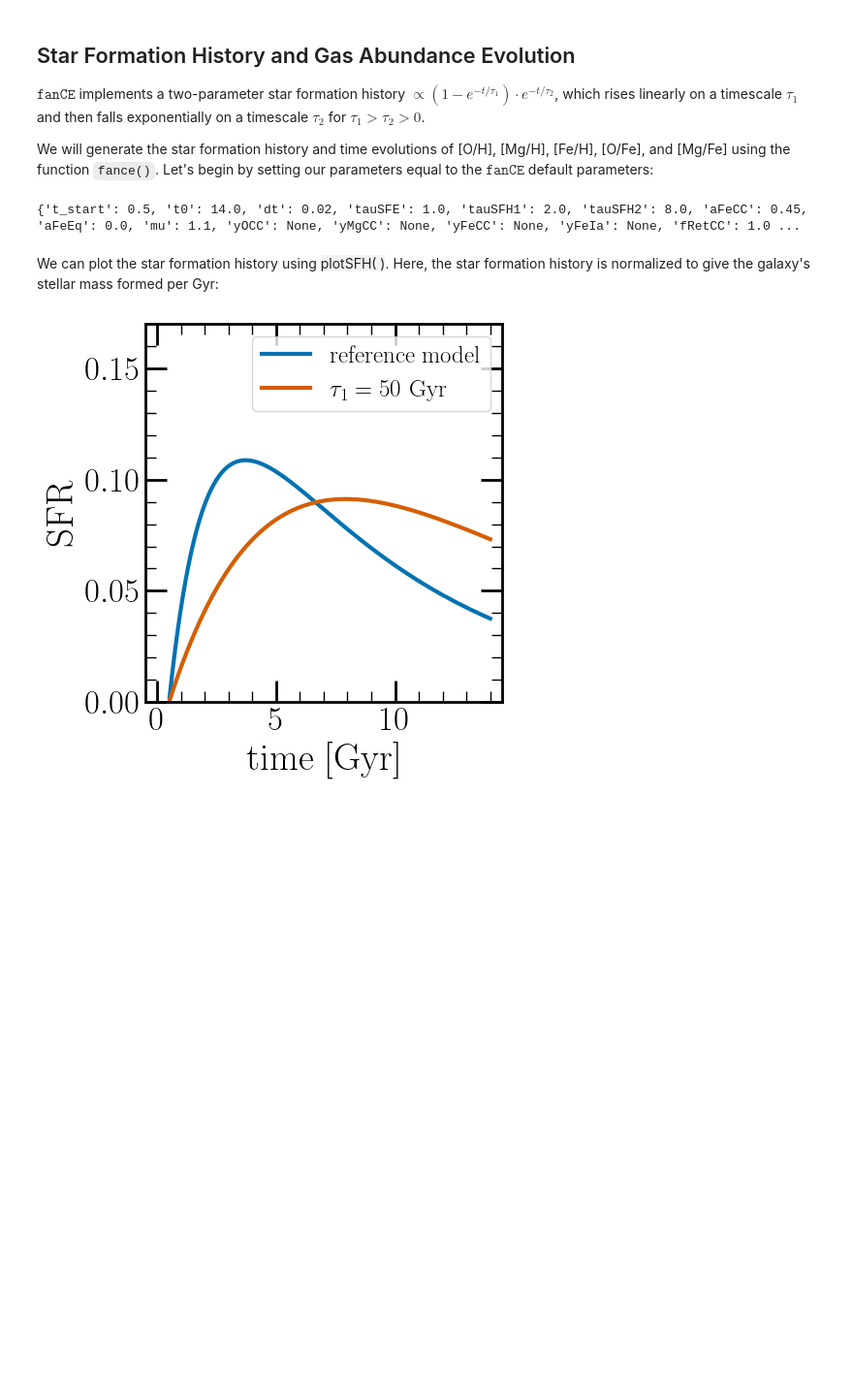
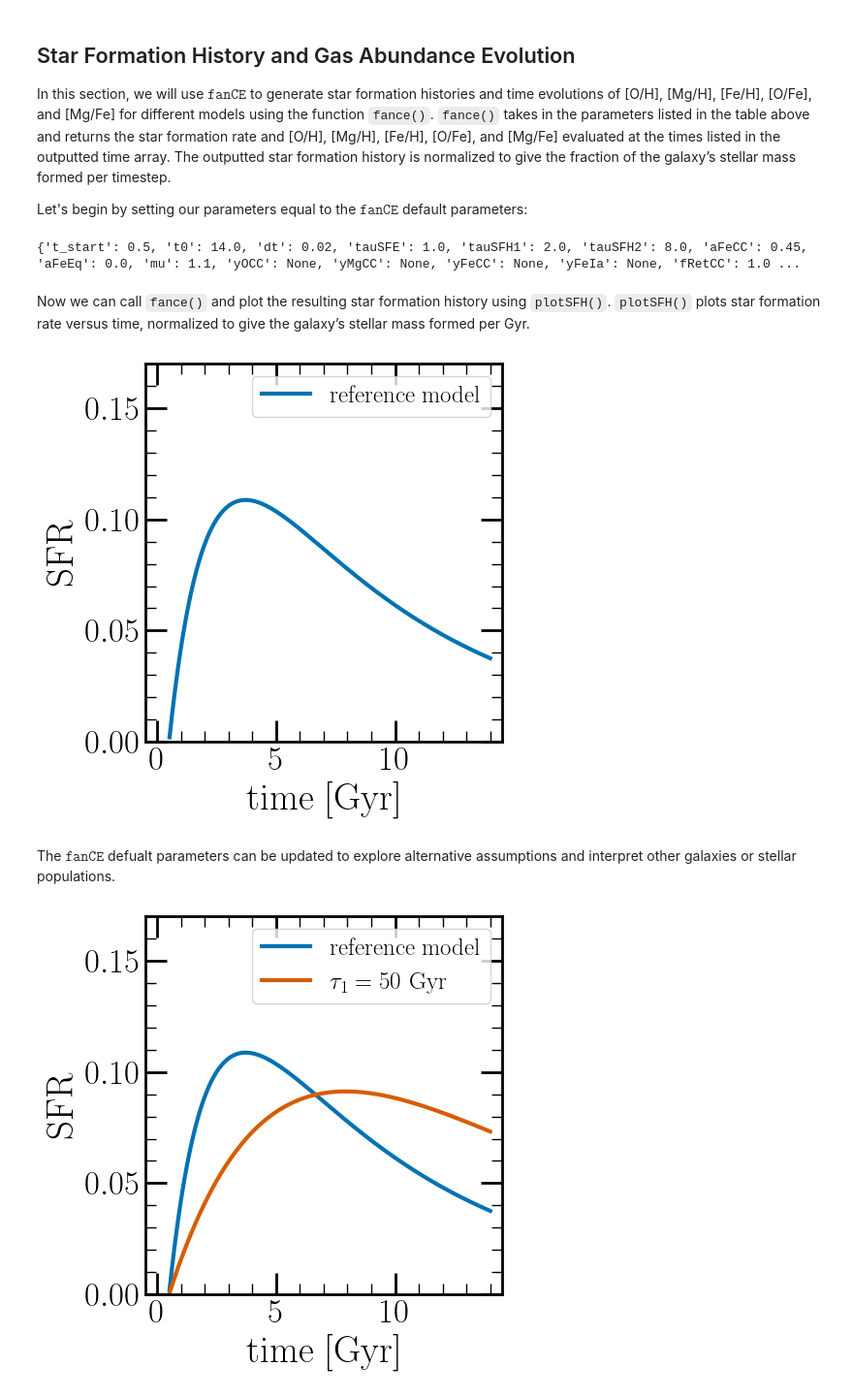
Before and after one commit to nmgountanis/fanCE, a Jupyter notebook: tutorials/tutorial_fanCE.ipynb, the cells around one changed output. Shown at 97% size. Cells and saved outputs as stored; diff of their text form; code cells hidden in the pictures; blank space fills up the shorter version.

```diff
--- a/tutorials/tutorial_fanCE.ipynb
+++ b/tutorials/tutorial_fanCE.ipynb
@@ -44,14 +44,24 @@ The table below defines the $\texttt{fanCE}$ parameters and shows their correspo
 # %% [markdown]
 ## Star Formation History and Gas Abundance Evolution
 
-$\texttt{fanCE}$ implements a two-parameter star formation history $\propto(1-e^{-t/\tau_1})\cdot e^{-t/\tau_2}$, which rises linearly on a timescale $\tau_1$ and then falls exponentially on a timescale $\tau_2$ for $\tau_1>\tau_2>0$.
+In this section, we will use $\texttt{fanCE}$ to generate star formation histories and time evolutions of [O/H], [Mg/H], [Fe/H], [O/Fe], and [Mg/Fe] for different models using the function <code>fance()</code>. <code>fance()</code> takes in the parameters listed in the table above and returns the star formation rate and [O/H], [Mg/H], [Fe/H], [O/Fe], and [Mg/Fe] evaluated at the times listed in the outputted time array. The outputted star formation history is normalized to give the fraction of the galaxy’s stellar mass formed per timestep.
 
-We will generate the star formation history and time evolutions of [O/H], [Mg/H], [Fe/H], [O/Fe], and [Mg/Fe] using the function <code>fance()</code>. Let's begin by setting our parameters equal to the $\texttt{fanCE}$ default parameters:
+Let's begin by setting our parameters equal to the $\texttt{fanCE}$ default parameters:
+# %%
+# load fanCE default parameters
+par = DefaultfanCEParSet()
+
+# print parameters
+print(par)
+# %% [output]
+{'t_start': 0.5, 't0': 14.0, 'dt': 0.02, 'tauSFE': 1.0, 'tauSFH1': 2.0, 'tauSFH2': 8.0, 'aFeCC': 0.45, 'aFeEq': 0.0, 'mu': 1.1, 'yOCC': None, 'yMgCC': None, 'yFeCC': None, 'yFeIa': None, 'fRetCC': 1.0 ...
+# %% [markdown]
+Now we can call <code>fance()</code> and plot the resulting star formation history using <code>plotSFH()</code>. <code>plotSFH()</code> plots star formation rate versus time, normalized to give the galaxy’s stellar mass formed per Gyr.
 # %%
-# load fanCE default parameters
-par = DefaultfanCEParSet()
+# call fanCE
+t, sfr, OH, MgH, FeH, OFe, MgFe = fance(**par)
 
-# print parameters
-print(par)
+# plot the reference model SFH
+ax = plotSFH(t, sfr, labels= "reference model", c='C0')
 # %% [output]
-{'t_start': 0.5, 't0': 14.0, 'dt': 0.02, 'tauSFE': 1.0, 'tauSFH1': 2.0, 'tauSFH2': 8.0, 'aFeCC': 0.45, 'aFeEq': 0.0, 'mu': 1.1, 'yOCC': None, 'yMgCC': None, 'yFeCC': None, 'yFeIa': None, 'fRetCC': 1.0 ...
+[figure, added]
@@ -61,3 +68,3 @@ t, sfr, OH, MgH, FeH, OFe, MgFe = fance(**par)
-# %% [markdown]
-We can plot the star formation history using <span style="background-color: #F2F2F2">plotSFH( )</span>. Here, the star formation history is normalized to give the galaxy's stellar mass formed per Gyr:
+# %% [markdown]
+The $\texttt{fanCE}$ defualt parameters can be updated to explore alternative assumptions and interpret other galaxies or stellar populations.
 # %%
```
Also changed, not shown: parts of 9 cells of this notebook.
